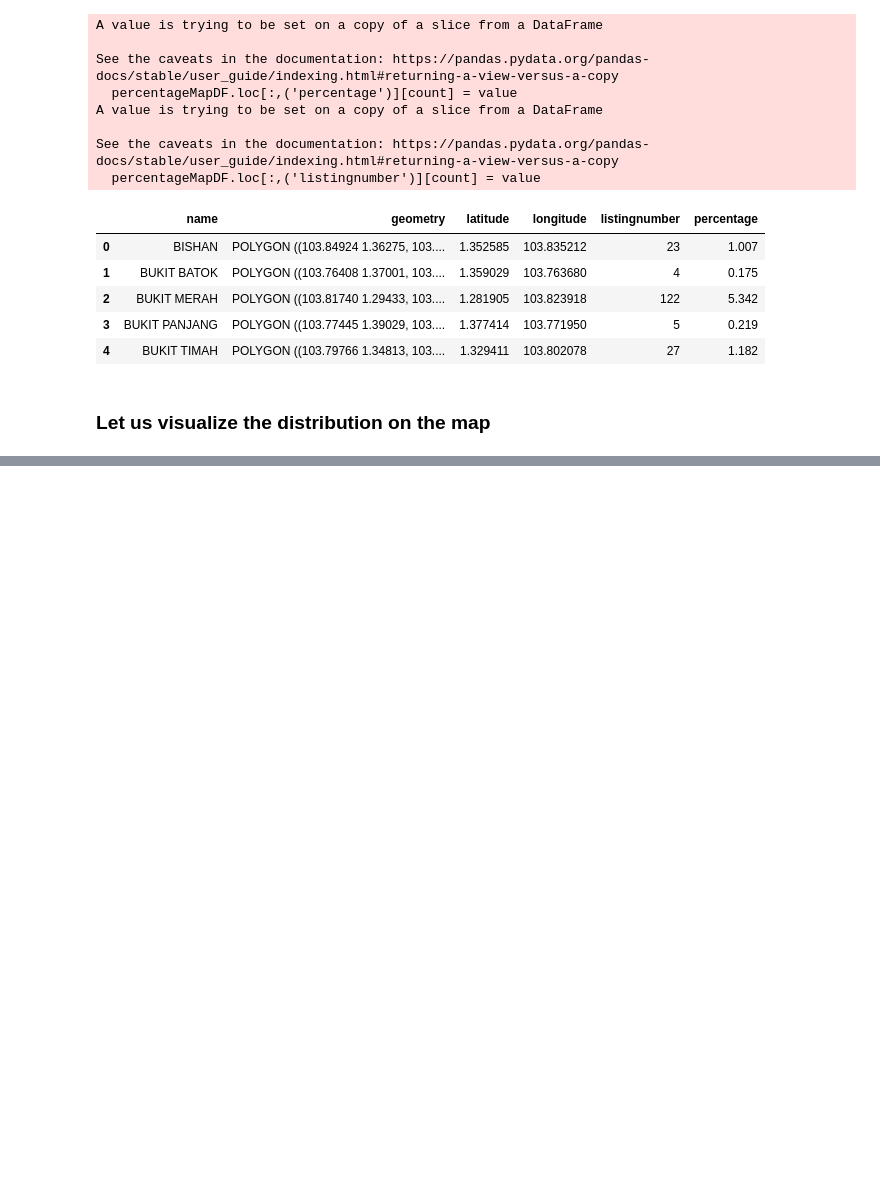
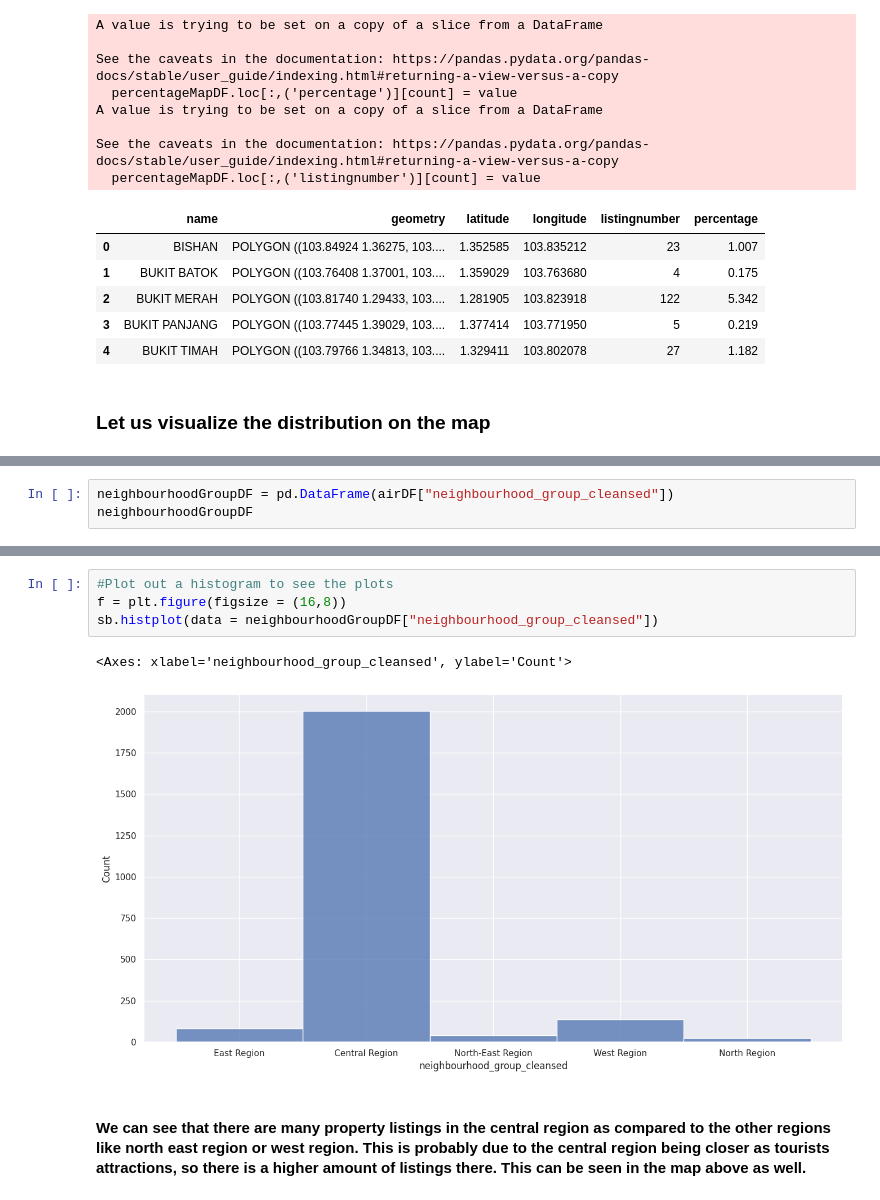
Before and after one commit to isaacchunn/SC1015_MiniPrj_Airbnb, a Jupyter notebook: AirbnbAnalysis.ipynb, the cells around one changed output, grey strips where cells are left out. Drawn from its saved outputs; the diff is of its cells as text; blank space fills up the shorter version.

```diff
--- a/AirbnbAnalysis.ipynb
+++ b/AirbnbAnalysis.ipynb
@@ -555 +665,4 @@ map
 <b>neighbourhood_group_cleansed</b>: The neighbourhood group as geocoded using the latitude and longitude against neighborhoods as defined by open or public digital shapefiles.
+# %%
+neighbourhoodGroupDF = pd.DataFrame(airDF["neighbourhood_group_cleansed"])
+neighbourhoodGroupDF
@@ -555,0 +691,9 @@ map
+# %%
+#Plot out a histogram to see the plots
+f = plt.figure(figsize = (16,8))
+sb.histplot(data = neighbourhoodGroupDF["neighbourhood_group_cleansed"])
+# %% [output]
+<Axes: xlabel='neighbourhood_group_cleansed', ylabel='Count'>
+[figure, added]
+# %% [markdown]
+#### We can see that there are many property listings in the central region as compared to the other regions like north east region or west region. This is probably due to the central region being closer as tourists attractions, so there is a higher amount of listings there. This can be seen in the map above as well.
```
Also changed, not shown: parts of 49 cells of this notebook.
